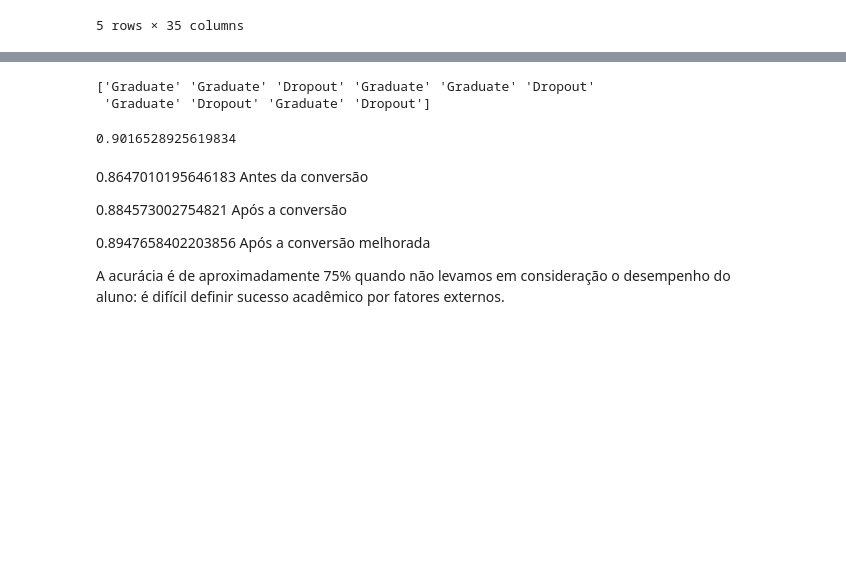
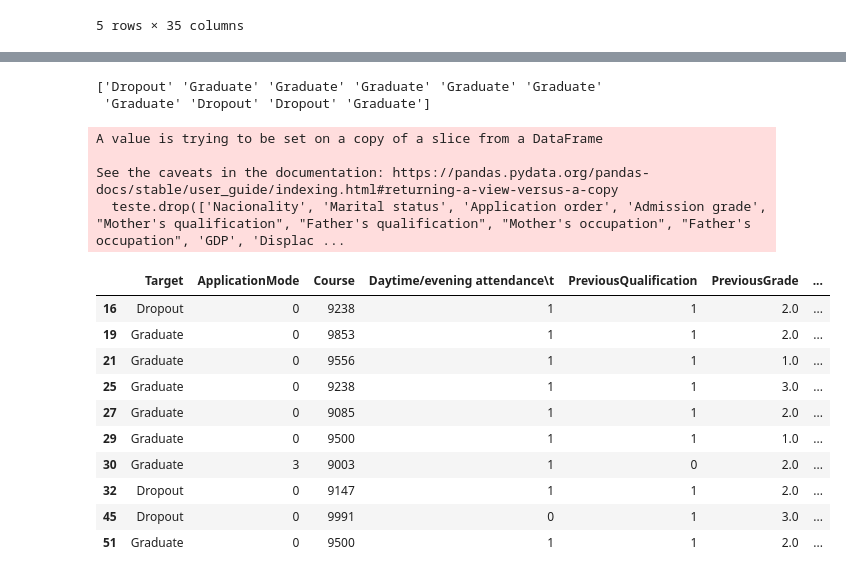
Before and after one commit to ribeirowski/ET586_Estatistica_e_Probabilidade_para_Computacao, a Jupyter notebook: Projeto/Código - Projeto de Estatistica.ipynb, the cells around one changed output, grey strips where cells are left out. Saved outputs shown, nothing was run; the diff lists cells and outputs as text; code cells hidden in the pictures; blank space fills up the shorter version.

```diff
--- a/Projeto/Código - Projeto de Estatistica.ipynb
+++ b/Projeto/Código - Projeto de Estatistica.ipynb
@@ -15,7 +66,6 @@ dados.head()
 # %%
 dados.rename(columns = {'Application mode':'ApplicationMode'}, inplace = True)
 dados.rename(columns = {'Previous qualification':'PreviousQualification'}, inplace = True)
-dados.rename(columns = {'Age at enrollment':'EnrollmentAge'}, inplace = True)
 # Agrupando dados para melhorar o CategoricalNB
 for a in range(4424):
   #Modo de entrada
@@ -27,8 +77,6 @@ for a in range(4424):
   if dados.PreviousQualification[a] in [2, 3, 4, 5, 6, 39, 40, 42, 43]: dados.PreviousQualification[a] = 0 #Ensino superior
   elif dados.PreviousQualification[a] in [9, 10, 12, 14, 15]: dados.PreviousQualification[a] = 2 #Ensino médio incompleto
   elif dados.PreviousQualification[a] != 1: dados.PreviousQualification[a] = 3 #Fundamental incompleto
-  #Age at enrollment
-dados.hist(column = 'EnrollmentAge', by = 'Target')
 # %% [output]
 A value is trying to be set on a copy of a slice from a DataFrame
 
@@ -87,0 +134,10 @@ See the caveats in the documentation: https://pandas.pydata.org/pandas-docs/stab
+# %%
+#Aplicando um filtro para retirar a coluna "Target" que é o nosso objetivo
+filter2 = dados[(dados['Target'] != 'Enrolled')]
+filter2.drop(['Target'], inplace = True, axis = 1)
+#Treinando o modelo
+model.fit(filter2, Y)
+#Accuracy do modelo
+acc_train = model.score(filter2, Y)
+print(acc_train)
+filter2.head()
@@ -144,0 +211,10 @@ array([[<Axes: title={'center': 'Dropout'}>,
+# %%
+#Aplicando um filtro para retirar a coluna "Target" que é o nosso objetivo
+filter3 = dados[(dados['Target'] != 'Enrolled')]
+filter3.drop(['Target'], inplace = True, axis = 1)
+#Treinando o modelo
+model.fit(filter3, Y)
+#Accuracy do modelo
+acc_train = model.score(filter3, Y)
+print(acc_train)
+filter3.head()
@@ -204,21 +263,27 @@ Name: Target, dtype: object
-# %%
-model = CategoricalNB()
-model.fit(filter, Y)
-pred_classes = model.predict(filter)
-print(pred_classes[0:10])
-# %% [output]
-['Graduate' 'Graduate' 'Dropout' 'Graduate' 'Graduate' 'Dropout'
- 'Graduate' 'Dropout' 'Graduate' 'Dropout']
-# %%
-acc_train = model.score(filter, Y)
-print(acc_train)
-# %% [output]
-0.9016528925619834
-# %% [markdown]
-0.8647010195646183 Antes da conversão
-
-0.884573002754821 Após a conversão
-
-0.8947658402203856 Após a conversão melhorada
-
-A acurácia é de aproximadamente 75% quando não levamos em consideração o desempenho do aluno: é difícil definir sucesso acadêmico por fatores externos.
+# %%
+#Aplicando o modelo
+teste = dados[(dados['Target'] == 'Enrolled')]
+teste.drop(['Nacionality', 'Marital status', 'Application order', 'Admission grade', "Mother's qualification", "Father's qualification", "Mother's occupation", "Father's occupation", 'GDP', 'Displaced', 'Scholarship holder', 'International', 'Curricular units 1st sem (credited)', 'Curricular units 1st sem (evaluations)', 'Curricular units 1st sem (grade)', 'Curricular units 1st sem (without evaluations)', 'Curricular units 2nd sem (credited)', 'Curricular units 2nd sem (evaluations)', 'Curricular units 2nd sem (grade)', 'Curricular units 2nd sem (without evaluations)', 'Inflation rate', 'Unemployment rate', 'Target'], inplace=True, axis=1)
+pred_classes = model.predict(teste)
+teste.insert(loc = 0, column = 'Target', value = pred_classes)
+show = teste
+print(pred_classes[0:10])
+show.head(10)
+# %% [output]
+['Dropout' 'Graduate' 'Graduate' 'Graduate' 'Graduate' 'Graduate'
+ 'Graduate' 'Dropout' 'Dropout' 'Graduate']
+A value is trying to be set on a copy of a slice from a DataFrame
+
+See the caveats in the documentation: https://pandas.pydata.org/pandas-docs/stable/user_guide/indexing.html#returning-a-view-versus-a-copy
+  teste.drop(['Nacionality', 'Marital status', 'Application order', 'Admission grade', "Mother's qualification", "Father's qualification", "Mother's occupation", "Father's occupation", 'GDP', 'Displac ...
+|  | Target | ApplicationMode | Course | Daytime/evening attendance\t | PreviousQualification | PreviousGrade | ... |
+| 16 | Dropout | 0 | 9238 | 1 | 1 | 2.0 | ... |
+| 19 | Graduate | 0 | 9853 | 1 | 1 | 2.0 | ... |
+| 21 | Graduate | 0 | 9556 | 1 | 1 | 1.0 | ... |
+| 25 | Graduate | 0 | 9238 | 1 | 1 | 3.0 | ... |
+| 27 | Graduate | 0 | 9085 | 1 | 1 | 2.0 | ... |
+| 29 | Graduate | 0 | 9500 | 1 | 1 | 1.0 | ... |
+| 30 | Graduate | 3 | 9003 | 1 | 0 | 2.0 | ... |
+| 32 | Dropout | 0 | 9147 | 1 | 1 | 2.0 | ... |
+| 45 | Dropout | 0 | 9991 | 0 | 1 | 3.0 | ... |
+| 51 | Graduate | 0 | 9500 | 1 | 1 | 2.0 | ... |
```
Also changed, not shown: parts of 20 cells of this notebook, 2 other files.
